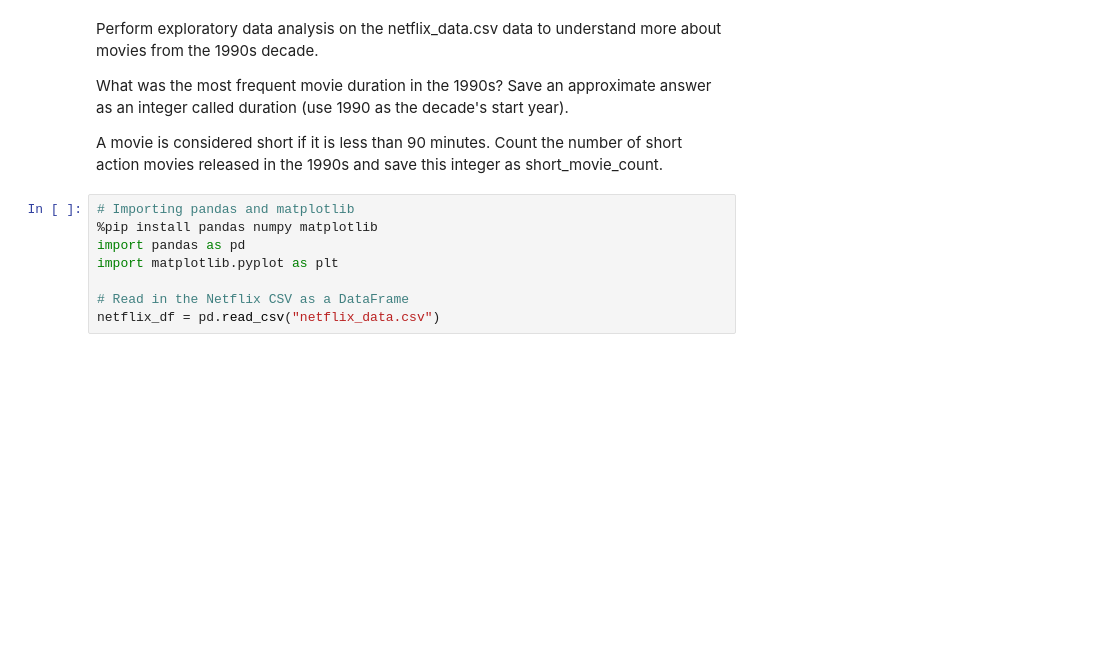
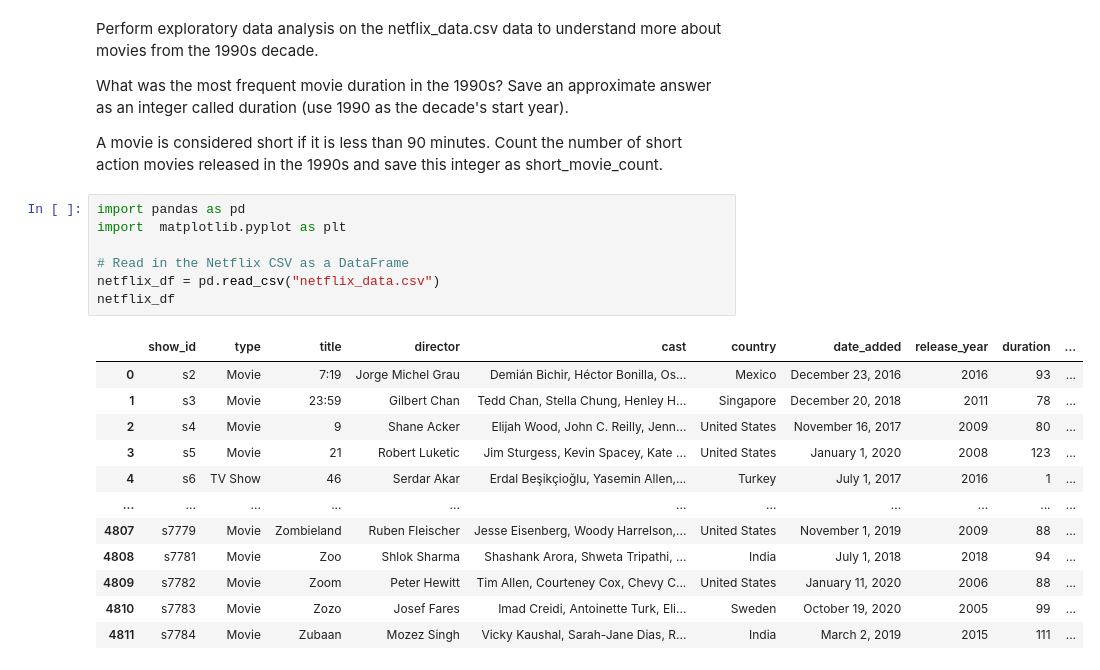
Before and after one commit to DJIOTSA/DATA-SCIENCE, a Jupyter notebook: courses/03 Investigating Netflix Movies/notebook.ipynb, the cells around one changed output. Cells and saved outputs as stored; diff of their text form; blank space fills up the shorter version.

```diff
--- a/courses/03 Investigating Netflix Movies/notebook.ipynb
+++ b/courses/03 Investigating Netflix Movies/notebook.ipynb
@@ -31,11 +31,22 @@ What was the most frequent movie duration in the 1990s? Save an approximate answ
 
 A movie is considered short if it is less than 90 minutes. Count the number of short action movies released in the 1990s and save this integer as short_movie_count.
 # %%
-# Importing pandas and matplotlib
-%pip install pandas numpy matplotlib
 import pandas as pd
-import matplotlib.pyplot as plt
+import  matplotlib.pyplot as plt
 
 # Read in the Netflix CSV as a DataFrame
 netflix_df = pd.read_csv("netflix_data.csv")
+netflix_df
 # %% [output]
+|  | show_id | type | title | director | cast | country | date_added | release_year | duration | ... |
+| 0 | s2 | Movie | 7:19 | Jorge Michel Grau | Demián Bichir, Héctor Bonilla, Os... | Mexico | December 23, 2016 | 2016 | 93 | ... |
+| 1 | s3 | Movie | 23:59 | Gilbert Chan | Tedd Chan, Stella Chung, Henley H... | Singapore | December 20, 2018 | 2011 | 78 | ... |
+| 2 | s4 | Movie | 9 | Shane Acker | Elijah Wood, John C. Reilly, Jenn... | United States | November 16, 2017 | 2009 | 80 | ... |
+| 3 | s5 | Movie | 21 | Robert Luketic | Jim Sturgess, Kevin Spacey, Kate ... | United States | January 1, 2020 | 2008 | 123 | ... |
+| 4 | s6 | TV Show | 46 | Serdar Akar | Erdal Beşikçioğlu, Yasemin Allen,... | Turkey | July 1, 2017 | 2016 | 1 | ... |
+| ... | ... | ... | ... | ... | ... | ... | ... | ... | ... | ... |
+| 4807 | s7779 | Movie | Zombieland | Ruben Fleischer | Jesse Eisenberg, Woody Harrelson,... | United States | November 1, 2019 | 2009 | 88 | ... |
+| 4808 | s7781 | Movie | Zoo | Shlok Sharma | Shashank Arora, Shweta Tripathi, ... | India | July 1, 2018 | 2018 | 94 | ... |
+| 4809 | s7782 | Movie | Zoom | Peter Hewitt | Tim Allen, Courteney Cox, Chevy C... | United States | January 11, 2020 | 2006 | 88 | ... |
+| 4810 | s7783 | Movie | Zozo | Josef Fares | Imad Creidi, Antoinette Turk, Eli... | Sweden | October 19, 2020 | 2005 | 99 | ... |
+| 4811 | s7784 | Movie | Zubaan | Mozez Singh | Vicky Kaushal, Sarah-Jane Dias, R... | India | March 2, 2019 | 2015 | 111 | ... |
```
Also changed, not shown: parts of 5 cells of this notebook, 15 other files.
